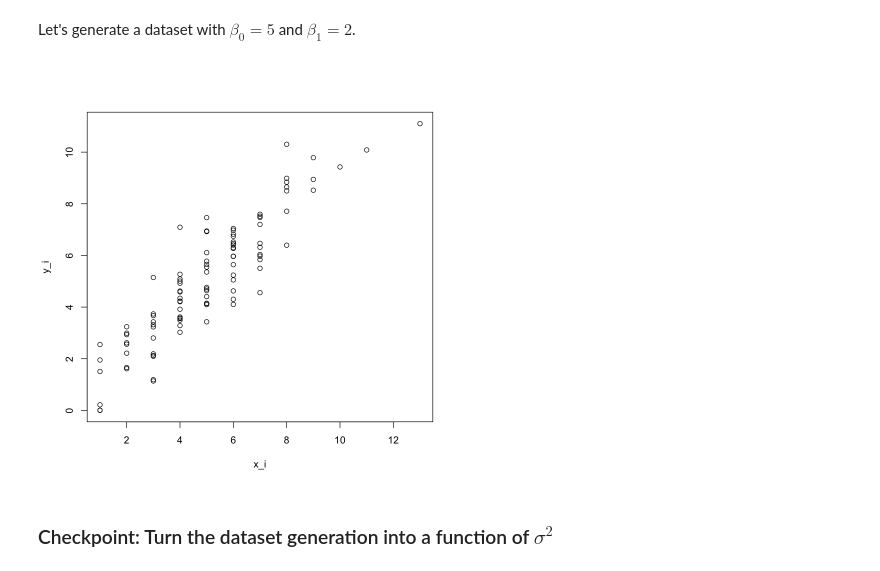
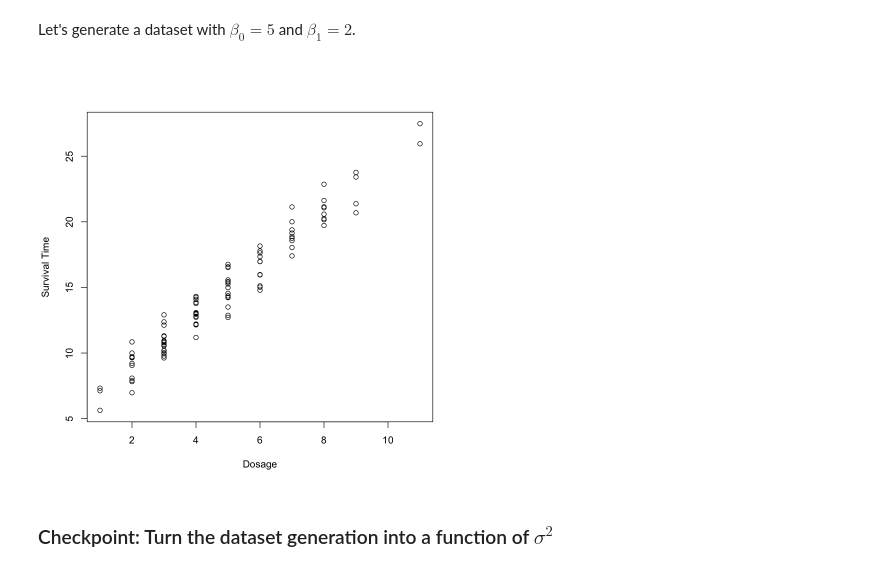
Before and after one commit to computationalUncertaintyLab/2021F_AlgLabII, a Jupyter notebook: lab05/Lecture05.ipynb, the cells around one changed output. Drawn from its saved outputs; the diff is of its cells as text; code cells hidden in the pictures.

```diff
--- a/lab05/Lecture05.ipynb
+++ b/lab05/Lecture05.ipynb
@@ -20,12 +20,12 @@ Let's generate a dataset with $\beta_0 = 5$ and $\beta_1 = 2$.
 # %%
 y_i <- rep(0,100)
 x_i <- rpois(100,5)
 for (i in 1:100){
-    y_i[i] <- rnorm(1,x_i[i],1)
+    y_i[i] <- rnorm(1,5+2*x_i[i],1)
 }
 plot(x_i,y_i,xlab="Dosage",ylab="Survival Time")
 # %% [output]
-[figure, old version]
+[figure, new version]
 # %% [markdown]
 ### Checkpoint: Turn the dataset generation into a function of $\sigma^2$
 # %% [markdown]
```
Also changed, not shown: parts of 1 cell of this notebook.
